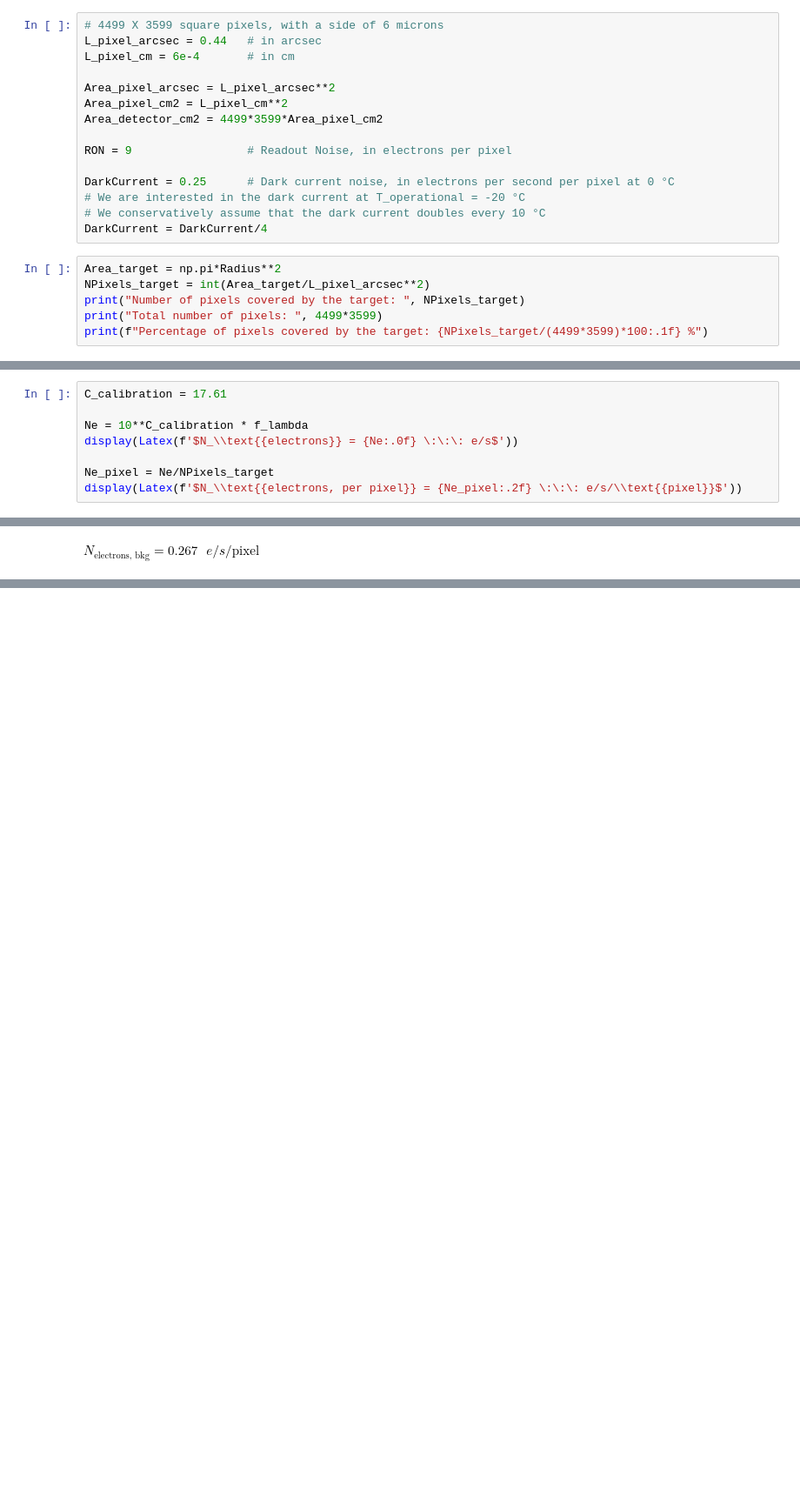
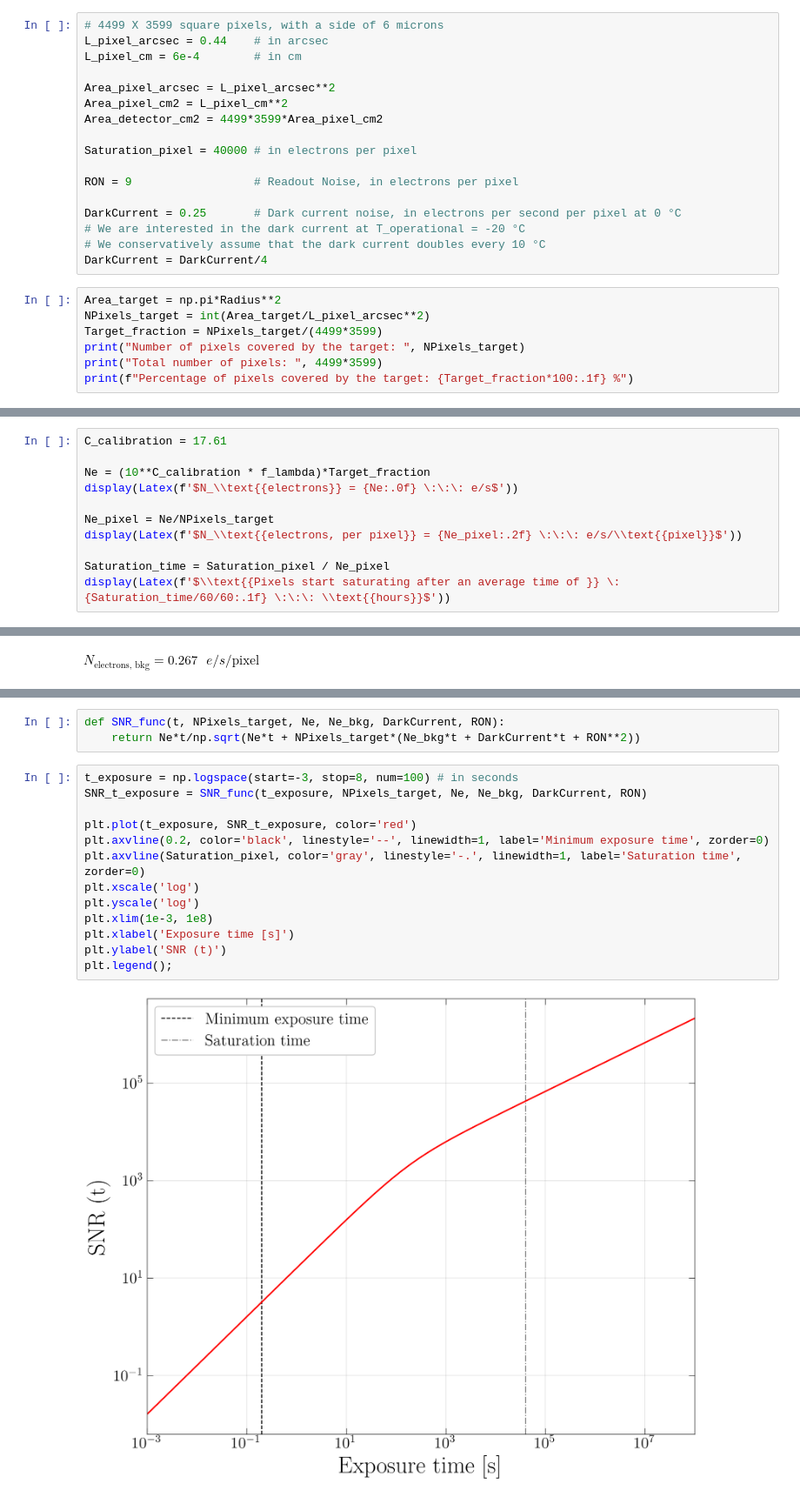
Before and after one commit to M-Bianchi/Laboratory-of-Data-Acquisition, a Jupyter notebook: Calibration.ipynb, the cells around one changed output, grey strips where cells are left out. Shown: that part at 87% size. Saved outputs shown, nothing was run; the diff lists cells and outputs as text; blank space fills up the shorter version.

Commit message:
SNR plot

```diff
--- a/Calibration.ipynb
+++ b/Calibration.ipynb
@@ -19,25 +25,28 @@ FWHM_V = 880        # in Angstrom
 ## Properties of the detector
 # %%
 # 4499 X 3599 square pixels, with a side of 6 microns
-L_pixel_arcsec = 0.44   # in arcsec
-L_pixel_cm = 6e-4       # in cm
+L_pixel_arcsec = 0.44    # in arcsec
+L_pixel_cm = 6e-4        # in cm
 
 Area_pixel_arcsec = L_pixel_arcsec**2
 Area_pixel_cm2 = L_pixel_cm**2
 Area_detector_cm2 = 4499*3599*Area_pixel_cm2
 
-RON = 9                 # Readout Noise, in electrons per pixel
+Saturation_pixel = 40000 # in electrons per pixel
 
-DarkCurrent = 0.25      # Dark current noise, in electrons per second per pixel at 0 °C
+RON = 9                  # Readout Noise, in electrons per pixel
+
+DarkCurrent = 0.25       # Dark current noise, in electrons per second per pixel at 0 °C
 # We are interested in the dark current at T_operational = -20 °C
 # We conservatively assume that the dark current doubles every 10 °C
 DarkCurrent = DarkCurrent/4
 # %%
 Area_target = np.pi*Radius**2
 NPixels_target = int(Area_target/L_pixel_arcsec**2)
+Target_fraction = NPixels_target/(4499*3599)
 print("Number of pixels covered by the target: ", NPixels_target)
 print("Total number of pixels: ", 4499*3599)
-print(f"Percentage of pixels covered by the target: {NPixels_target/(4499*3599)*100:.1f} %")
+print(f"Percentage of pixels covered by the target: {Target_fraction*100:.1f} %")
 # %% [output]
 Number of pixels covered by the target:  1460451
 Total number of pixels:  16191901
@@ -113,9 +122,12 @@ In the g filter, we have $C = 17.61 \pm 0.04$. Actually, this is not the V band
 # %%
 C_calibration = 17.61
 
-Ne = 10**C_calibration * f_lambda
+Ne = (10**C_calibration * f_lambda)*Target_fraction
 display(Latex(f'$N_\\text{{electrons}} = {Ne:.0f} \:\:\: e/s$'))
 
 Ne_pixel = Ne/NPixels_target
 display(Latex(f'$N_\\text{{electrons, per pixel}} = {Ne_pixel:.2f} \:\:\: e/s/\\text{{pixel}}$'))
+
+Saturation_time = Saturation_pixel / Ne_pixel
+display(Latex(f'$\\text{{Pixels start saturating after an average time of }} \: {Saturation_time/60/60:.1f} \:\:\: \\text{{hours}}$'))
 # %% [output]
@@ -159,0 +183,18 @@ $\text{SNR} = 175.25$
+# %%
+def SNR_func(t, NPixels_target, Ne, Ne_bkg, DarkCurrent, RON):
+    return Ne*t/np.sqrt(Ne*t + NPixels_target*(Ne_bkg*t + DarkCurrent*t + RON**2))
+# %%
+t_exposure = np.logspace(start=-3, stop=8, num=100) # in seconds
+SNR_t_exposure = SNR_func(t_exposure, NPixels_target, Ne, Ne_bkg, DarkCurrent, RON)
+
+plt.plot(t_exposure, SNR_t_exposure, color='red')
+plt.axvline(0.2, color='black', linestyle='--', linewidth=1, label='Minimum exposure time', zorder=0)
+plt.axvline(Saturation_pixel, color='gray', linestyle='-.', linewidth=1, label='Saturation time', zorder=0)
+plt.xscale('log')
+plt.yscale('log')
+plt.xlim(1e-3, 1e8)
+plt.xlabel('Exposure time [s]')
+plt.ylabel('SNR (t)')
+plt.legend();
+# %% [output]
+[figure, added]
```
Also changed, not shown: parts of 10 cells of this notebook.
